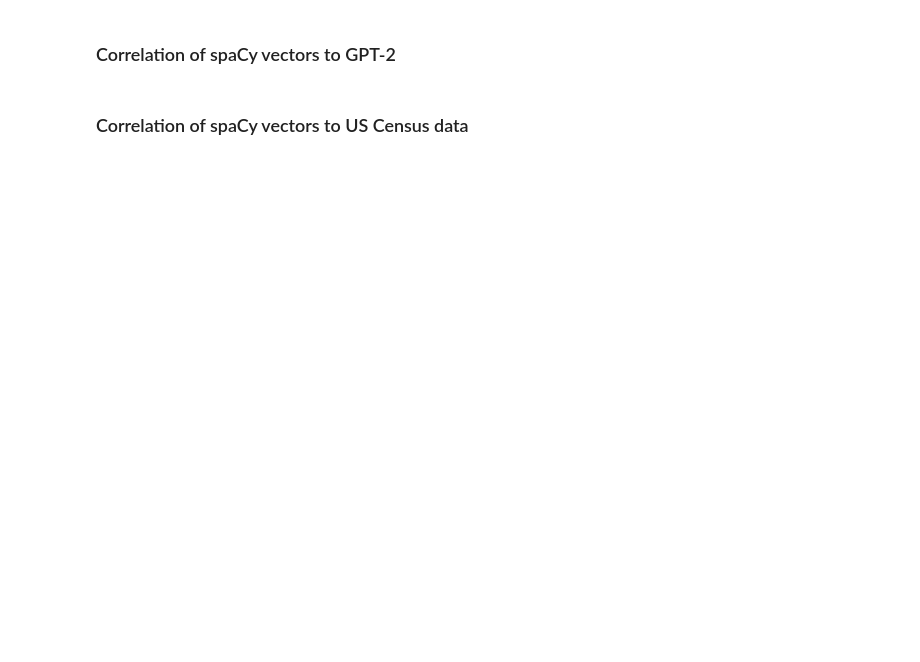
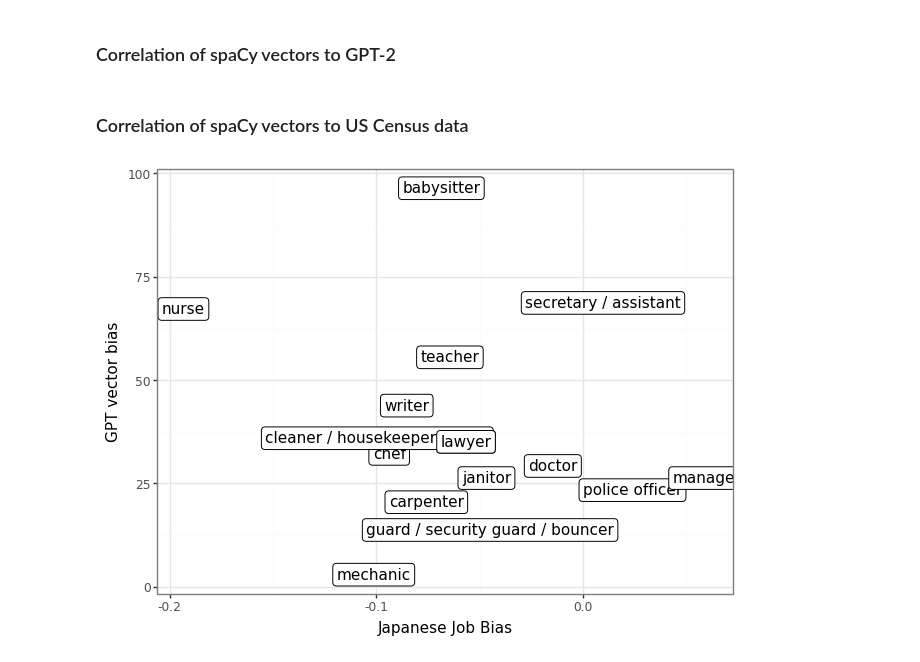
Before and after one commit to alvintsa/Iconicity-research, a Jupyter notebook: notebooks/mBERT-bias_projection.ipynb, the cells around one changed output. Saved outputs shown, nothing was run; the diff lists cells and outputs as text; code cells hidden in the pictures; blank space fills up the shorter version.

Commit message:
fixed japanese plot

```diff
--- a/notebooks/mBERT-bias_projection.ipynb
+++ b/notebooks/mBERT-bias_projection.ipynb
@@ -439,42 +421,49 @@ english_to_japanese = {
     "writer": "ライター"
 }
 
 # TODO: check mapping values with other data
 # TODO: make df to csv
 # print(mBERT_japanese_jobs_df)
 
 japanese_to_english_jobs_list = []
 
 for s in mBERT_japaneseJobs_list:
     pair = list(s)
     if pair[1] in job_title_mapping:
         pair[1] = job_title_mapping[pair[1]]
         japanese_to_english_jobs_list.append(tuple(pair))
 
 
 # print(japanese_to_english_jobs_list)
 
 mBERT_japanese_jobs_df = pd.DataFrame(japanese_to_english_jobs_list, columns = ["bias", "job"])
 
 merged_df = mBERT_japanese_jobs_df.merge(df)
+japanese_merged_df = merged_df.copy()
+japanese_merged_df["job"] = japanese_merged_df["job"].map(english_to_japanese)
 
-display(df)
-display(mBERT_japanese_jobs_df)
-display(merged_df)
-# print(mBERT_japanese_jobs_df)
 
-correlation_bounded_plot(mBERT_japanese_jobs_df, df, "bias", "gpt_white_F", "job", "Japanese Job Bias", "GPT vector bias", (-0.7, 0.7))
+# display(mBERT_japanese_jobs_df)
+# display(merged_df)
+# display(japanese_merged_df)
+
+
+# display(df)
+# display(mBERT_japanese_jobs_df)
+# display(merged_df)
+
+correlation_plot(mBERT_japanese_jobs_df, df, "bias", "gpt_white_F", "job", "Japanese Job Bias", "GPT vector bias")
+# correlation_bounded_plot(mBERT_japanese_jobs_df, df, "bias", "gpt_white_F", "job", "Japanese Job Bias", "GPT vector bias", (-0.7, 0.7))
+
 # (ggplot(merged_df,
 #        aes(x='bias', y='gpt_white_F', label='job')) + geom_label(size = 5, label_padding=0.1) + theme_bw()
 #        + xlab("Japanese bias")
 #        + ylab("GPT vector bias")
 #     #    + xlim(-0.7, 0.7)
 #     #    + ylim(0.7, 1.4)
 #        + theme(text=element_text(family=prop.get_name())))
-
-
-# a = mBERT_japanese_jobs_df.merge(df)
-# print(a)
+# %% [output]
+[figure, added]
 # %%
 display(df.head())
 display(scores_df.head())
```
Also changed, not shown: parts of 4 cells of this notebook.
